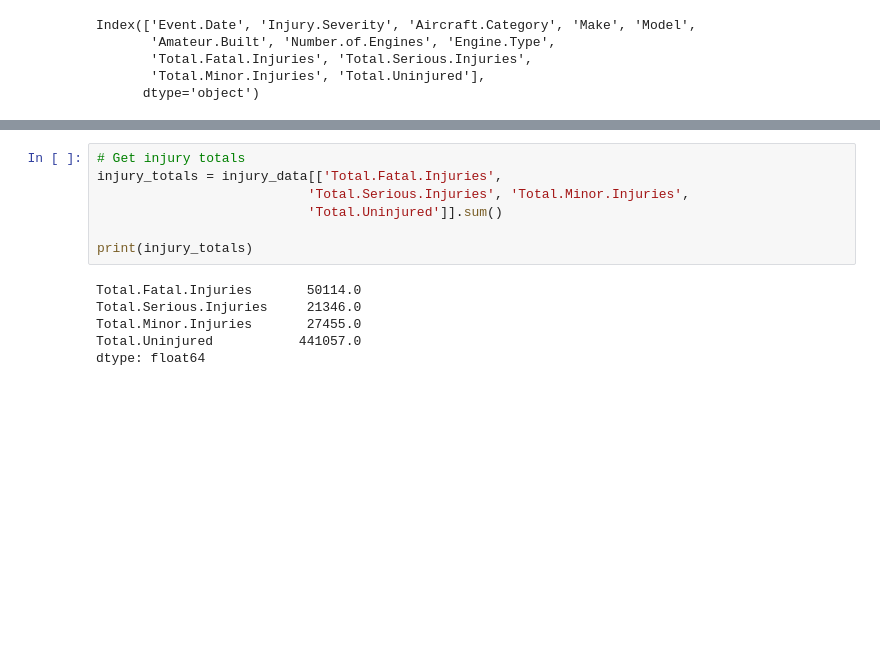
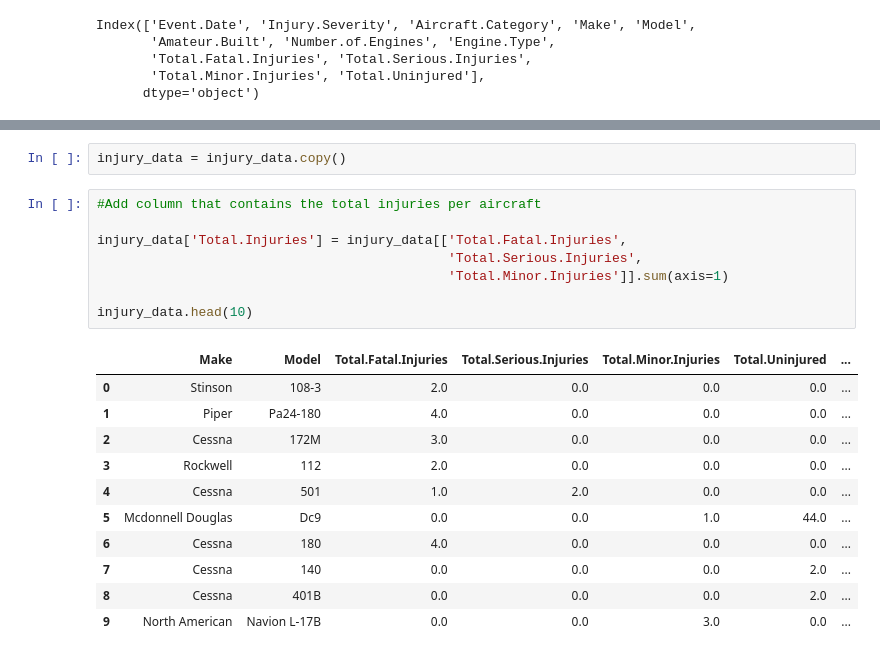
Before and after one commit to timmunene/dsc-phase-1-project-v3, a Jupyter notebook: student.ipynb, the cells around one changed output, grey strips where cells are left out. Cells and saved outputs as stored; diff of their text form; blank space fills up the shorter version.

```diff
--- a/student.ipynb
+++ b/student.ipynb
@@ -524,17 +546,26 @@ injury_data.head()
 | 2 | Cessna | 172M | 3.0 | 0.0 | 0.0 | 0.0 |
 | 3 | Rockwell | 112 | 2.0 | 0.0 | 0.0 | 0.0 |
 | 4 | Cessna | 501 | 1.0 | 2.0 | 0.0 | 0.0 |
+# %%
+injury_data = injury_data.copy()
 # %%
-# Get injury totals
-injury_totals = injury_data[['Total.Fatal.Injuries',
-                           'Total.Serious.Injuries', 'Total.Minor.Injuries',
-                           'Total.Uninjured']].sum()
+#Add column that contains the total injuries per aircraft
 
-print(injury_totals)
+injury_data['Total.Injuries'] = injury_data[['Total.Fatal.Injuries',
+                                             'Total.Serious.Injuries',
+                                             'Total.Minor.Injuries']].sum(axis=1)
+
+injury_data.head(10)
 # %% [output]
-Total.Fatal.Injuries       50114.0
-Total.Serious.Injuries     21346.0
-Total.Minor.Injuries       27455.0
-Total.Uninjured           441057.0
-dtype: float64
+|  | Make | Model | Total.Fatal.Injuries | Total.Serious.Injuries | Total.Minor.Injuries | Total.Uninjured | ... |
+| 0 | Stinson | 108-3 | 2.0 | 0.0 | 0.0 | 0.0 | ... |
+| 1 | Piper | Pa24-180 | 4.0 | 0.0 | 0.0 | 0.0 | ... |
+| 2 | Cessna | 172M | 3.0 | 0.0 | 0.0 | 0.0 | ... |
+| 3 | Rockwell | 112 | 2.0 | 0.0 | 0.0 | 0.0 | ... |
+| 4 | Cessna | 501 | 1.0 | 2.0 | 0.0 | 0.0 | ... |
+| 5 | Mcdonnell Douglas | Dc9 | 0.0 | 0.0 | 1.0 | 44.0 | ... |
+| 6 | Cessna | 180 | 4.0 | 0.0 | 0.0 | 0.0 | ... |
+| 7 | Cessna | 140 | 0.0 | 0.0 | 0.0 | 2.0 | ... |
+| 8 | Cessna | 401B | 0.0 | 0.0 | 0.0 | 2.0 | ... |
+| 9 | North American | Navion L-17B | 0.0 | 0.0 | 3.0 | 0.0 | ... |
 # %%
```
Also changed, not shown: parts of 11 cells of this notebook.
